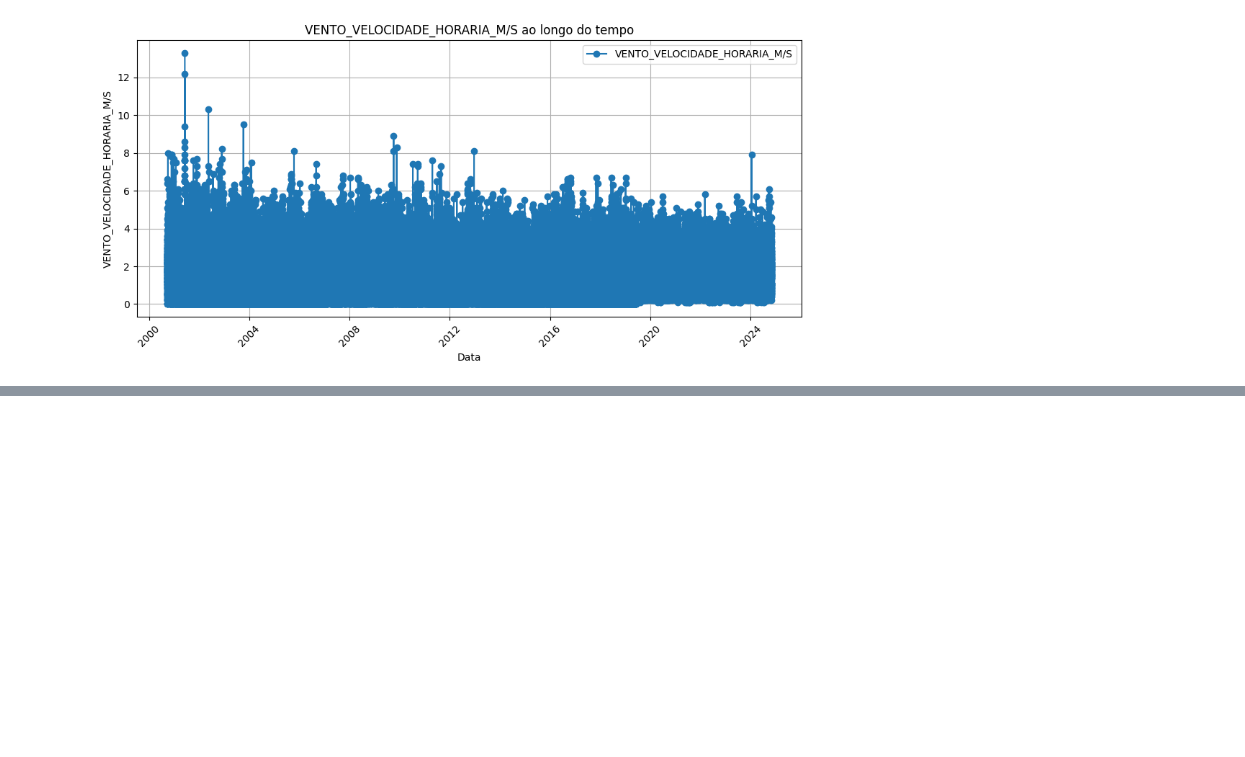
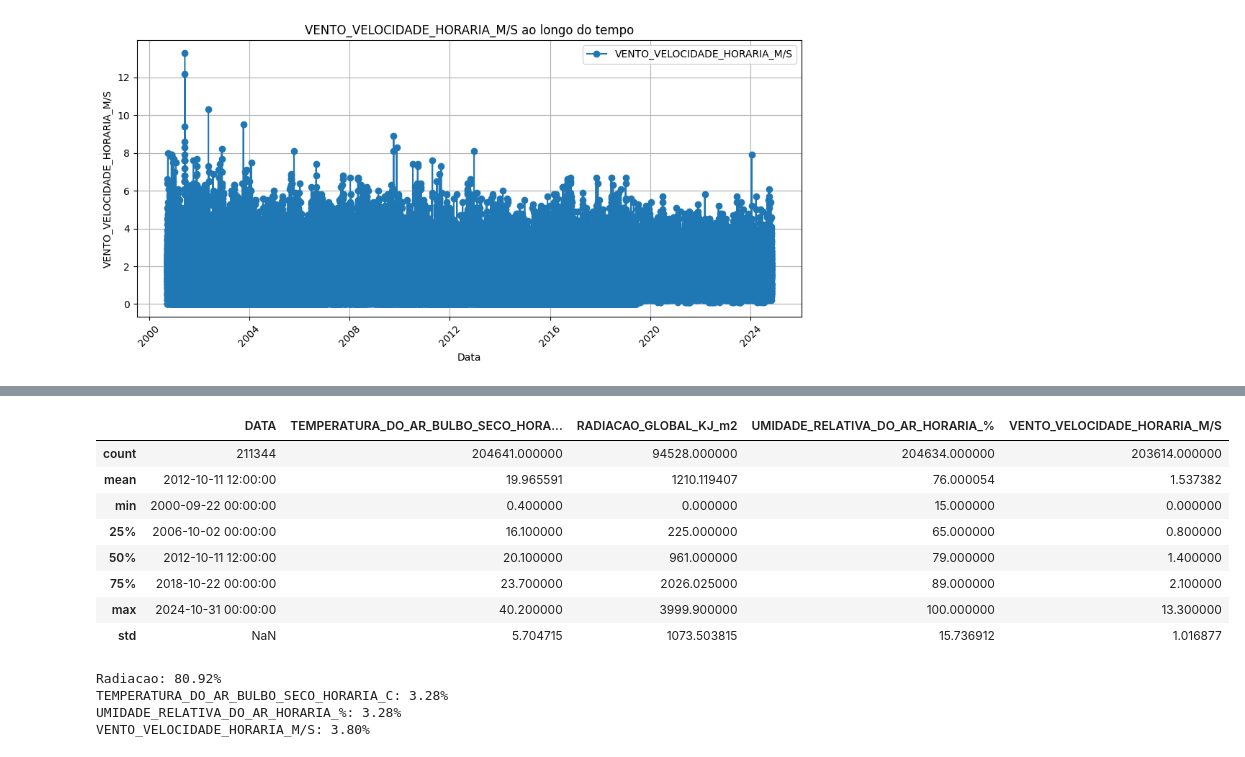
Before and after one commit to ThierrryScotto/trabalho_pratico, a Jupyter notebook: EDA_IMNET.ipynb, the cells around one changed output, grey strips where cells are left out. Saved outputs shown, nothing was run; the diff lists cells and outputs as text; code cells hidden in the pictures; blank space fills up the shorter version.

```diff
--- a/EDA_IMNET.ipynb
+++ b/EDA_IMNET.ipynb
@@ -207,0 +233,27 @@ Resolver os dados NAN
+# %%
+len(dataset['RADIACAO_GLOBAL_KJ_m2'])
+# %% [output]
+|  | DATA | TEMPERATURA_DO_AR_BULBO_SECO_HORA... | RADIACAO_GLOBAL_KJ_m2 | UMIDADE_RELATIVA_DO_AR_HORARIA_% | VENTO_VELOCIDADE_HORARIA_M/S |
+| count | 211344 | 204641.000000 | 94528.000000 | 204634.000000 | 203614.000000 |
+| mean | 2012-10-11 12:00:00 | 19.965591 | 1210.119407 | 76.000054 | 1.537382 |
+| min | 2000-09-22 00:00:00 | 0.400000 | 0.000000 | 15.000000 | 0.000000 |
+| 25% | 2006-10-02 00:00:00 | 16.100000 | 225.000000 | 65.000000 | 0.800000 |
+| 50% | 2012-10-11 12:00:00 | 20.100000 | 961.000000 | 79.000000 | 1.400000 |
+| 75% | 2018-10-22 00:00:00 | 23.700000 | 2026.025000 | 89.000000 | 2.100000 |
+| max | 2024-10-31 00:00:00 | 40.200000 | 3999.900000 | 100.000000 | 13.300000 |
+| std | NaN | 5.704715 | 1073.503815 | 15.736912 | 1.016877 |
+# %%
+radiacao = (dataset['RADIACAO_GLOBAL_KJ_m2'].count() / dataset['RADIACAO_GLOBAL_KJ_m2'].isna().sum()) * 100
+temp     = (dataset['TEMPERATURA_DO_AR_BULBO_SECO_HORARIA_C'].isna().sum() / dataset['TEMPERATURA_DO_AR_BULBO_SECO_HORARIA_C'].count()) * 100
+umidade  = (dataset['UMIDADE_RELATIVA_DO_AR_HORARIA_%'].isna().sum() / dataset['UMIDADE_RELATIVA_DO_AR_HORARIA_%'].count()) * 100
+vento    = (dataset['VENTO_VELOCIDADE_HORARIA_M/S'].isna().sum() / dataset['VENTO_VELOCIDADE_HORARIA_M/S'].count()) * 100
+
+print(f'Radiacao: {radiacao:.2f}%')
+print(f'TEMPERATURA_DO_AR_BULBO_SECO_HORARIA_C: {temp:.2f}%')
+print(f'UMIDADE_RELATIVA_DO_AR_HORARIA_%: {umidade:.2f}%')
+print(f'VENTO_VELOCIDADE_HORARIA_M/S: {vento:.2f}%')
+# %% [output]
+Radiacao: 80.92%
+TEMPERATURA_DO_AR_BULBO_SECO_HORARIA_C: 3.28%
+UMIDADE_RELATIVA_DO_AR_HORARIA_%: 3.28%
+VENTO_VELOCIDADE_HORARIA_M/S: 3.80%
```
Also changed, not shown: parts of 7 cells of this notebook.
